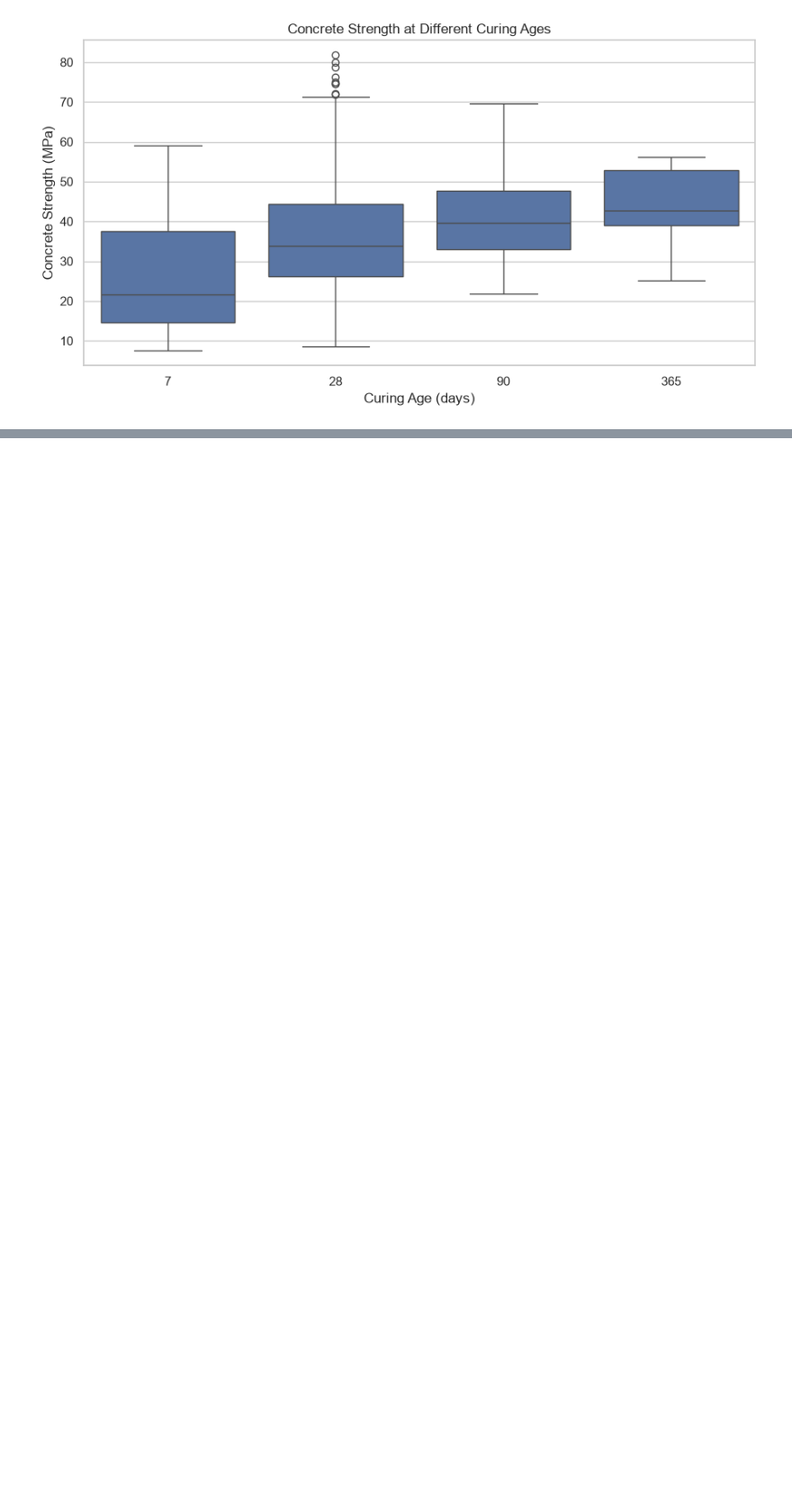
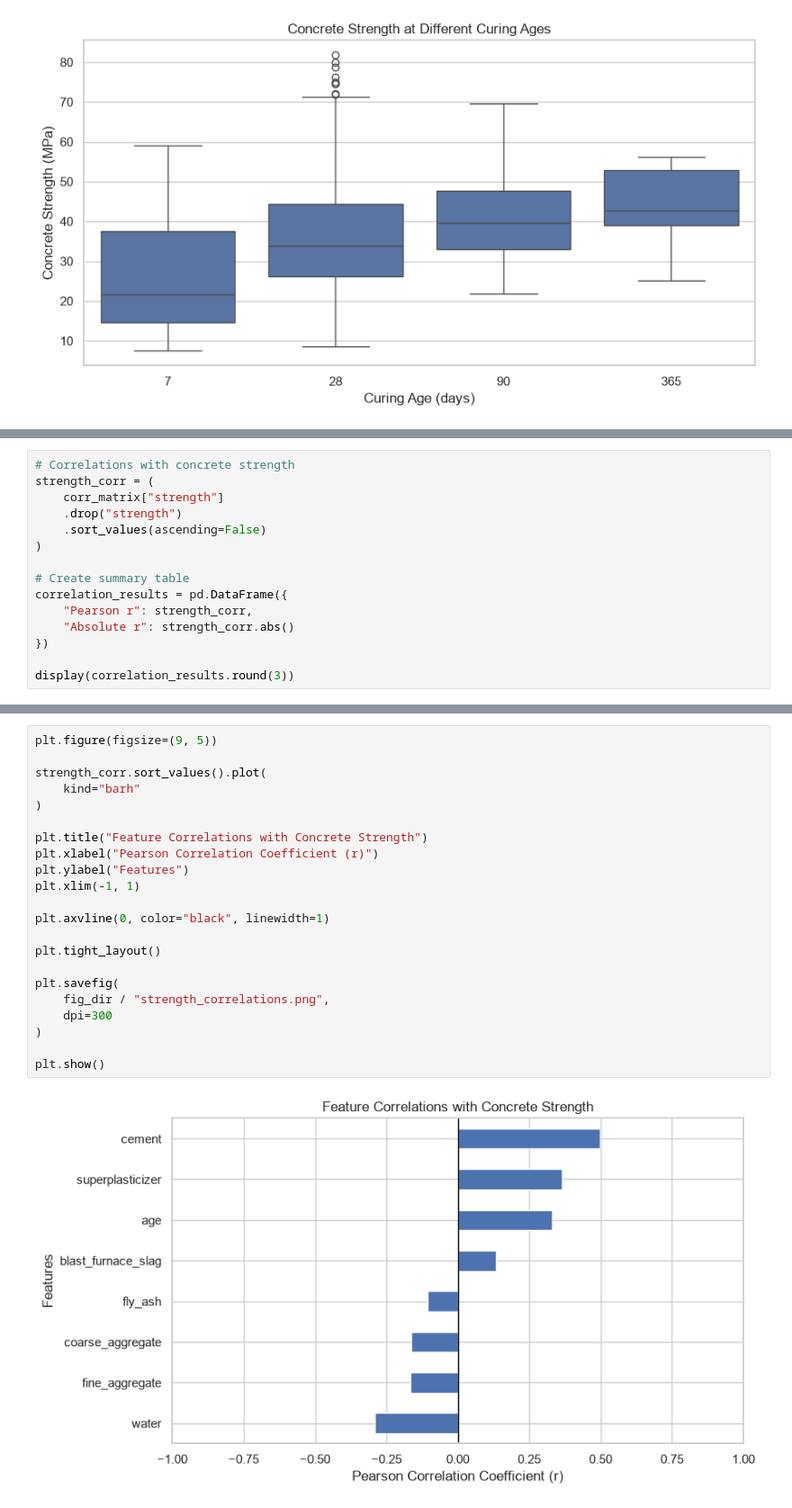
Before and after one commit to SandamiUpeksha/concrete-strength, a Jupyter notebook: notebooks/03_statistical_analysis.ipynb, the cells around one changed output, grey strips where cells are left out. Shown at 90% size. Drawn from its saved outputs; the diff is of its cells as text; blank space fills up the shorter version.

```diff
--- a/notebooks/03_statistical_analysis.ipynb
+++ b/notebooks/03_statistical_analysis.ipynb
@@ -316,0 +542,15 @@ Further statistical analysis is required to understand the relationship between
+# %%
+# Correlations with concrete strength
+strength_corr = (
+    corr_matrix["strength"]
+    .drop("strength")
+    .sort_values(ascending=False)
+)
+
+# Create summary table
+correlation_results = pd.DataFrame({
+    "Pearson r": strength_corr,
+    "Absolute r": strength_corr.abs()
+})
+
+display(correlation_results.round(3))
@@ -316,0 +567,24 @@ Further statistical analysis is required to understand the relationship between
+# %%
+plt.figure(figsize=(9, 5))
+
+strength_corr.sort_values().plot(
+    kind="barh"
+)
+
+plt.title("Feature Correlations with Concrete Strength")
+plt.xlabel("Pearson Correlation Coefficient (r)")
+plt.ylabel("Features")
+plt.xlim(-1, 1)
+
+plt.axvline(0, color="black", linewidth=1)
+
+plt.tight_layout()
+
+plt.savefig(
+    fig_dir / "strength_correlations.png",
+    dpi=300
+)
+
+plt.show()
+# %% [output]
+[figure, added]
```
Also changed, not shown: parts of 12 cells of this notebook, 3 other files.
